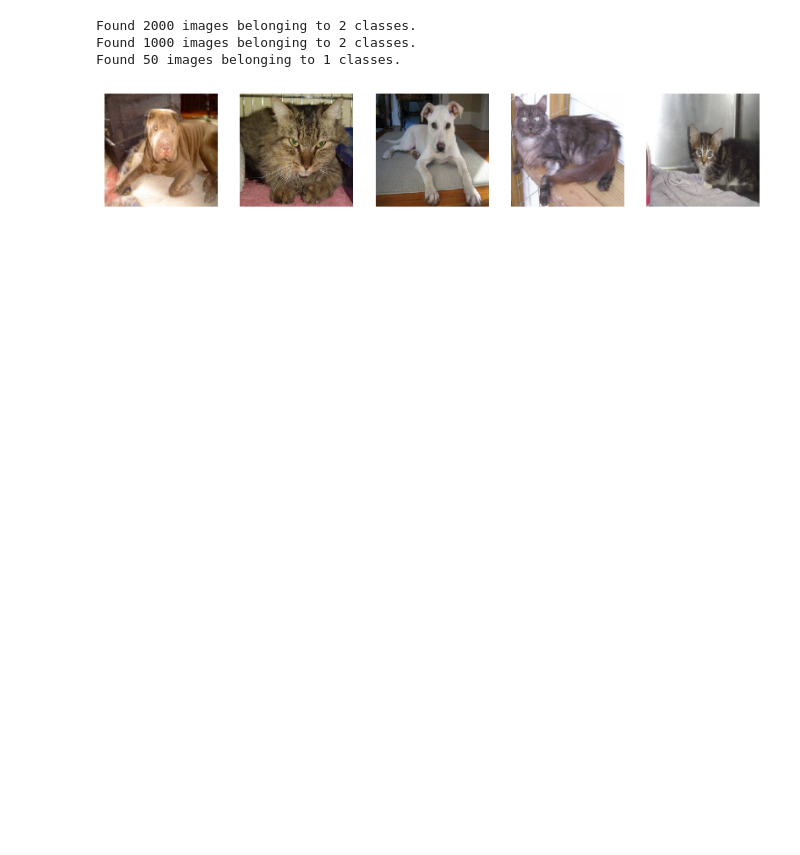
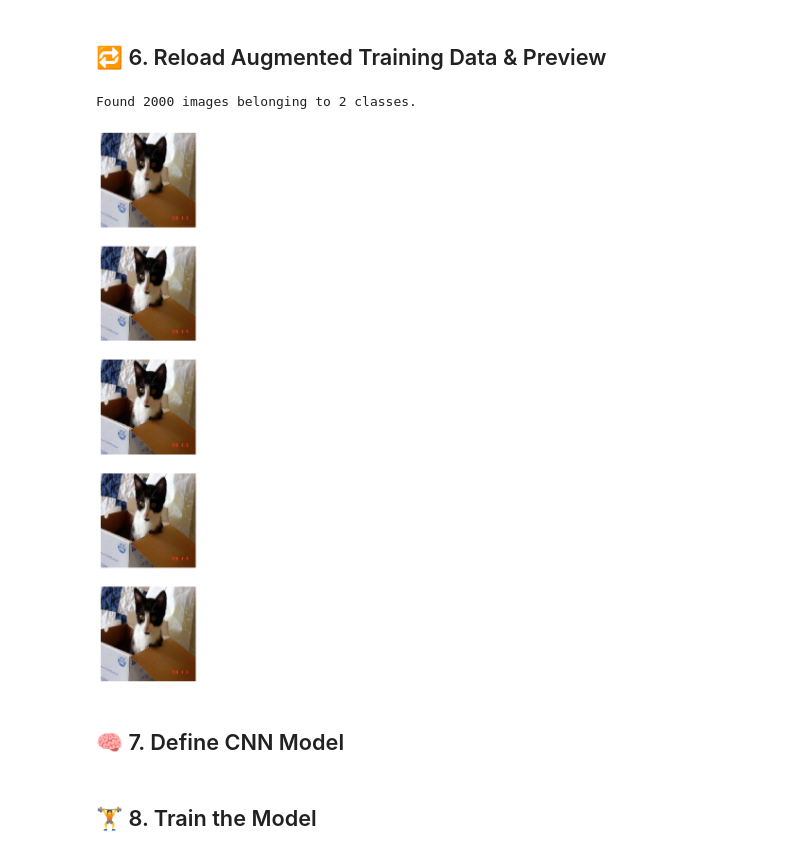
Before and after one commit to TechnoAceX/FCC-Machine-Learning-With-Python-Solutions, a Jupyter notebook: fcc_cat_dog.ipynb, the cells around one changed output. Cells and saved outputs as stored; diff of their text form; code cells hidden in the pictures; blank space fills up the shorter version.

```diff
--- a/fcc_cat_dog.ipynb
+++ b/fcc_cat_dog.ipynb
@@ -64,39 +138,18 @@ test_image_generator = ImageDataGenerator(rescale=1./255)
-# %%
-train_data_gen = train_image_generator.flow_from_directory(
-    directory=train_dir,
-    target_size=(IMG_HEIGHT, IMG_WIDTH),
-    batch_size=batch_size,
-    class_mode="binary",
-    shuffle=True,
-)
-
-val_data_gen = validation_image_generator.flow_from_directory(
-    directory=validation_dir,
-    target_size=(IMG_HEIGHT, IMG_WIDTH),
-    batch_size=batch_size,
-    class_mode="binary",
-    shuffle=True,
-)
-
-test_data_gen = test_image_generator.flow_from_directory(
-    directory=PATH,
-    target_size=(IMG_HEIGHT, IMG_WIDTH),
-    batch_size=batch_size,
-    classes=['test'],
-    shuffle=False,
-)
-# %% [output]
-Found 2000 images belonging to 2 classes.
-Found 1000 images belonging to 2 classes.
-Found 50 images belonging to 1 classes.
-# %%
-sample_training_images, _ = next(train_data_gen)
-
-# Display 5 sample images
-plt.figure(figsize=(10, 10))
-for i in range(5):
-    ax = plt.subplot(1, 5, i + 1)
-    plt.imshow(sample_training_images[i])
-    plt.axis("off")
-# %% [output]
-[figure, removed]
+# %% [markdown]
+## 🔁 6. Reload Augmented Training Data & Preview
+# %%
+train_data_gen = train_image_generator.flow_from_directory(
+    batch_size=batch_size,
+    directory=train_dir,
+    target_size=(IMG_HEIGHT, IMG_WIDTH),
+    class_mode='binary'
+)
+
+# Show sample augmented images
+augmented_images = [train_data_gen[0][0][0] for i in range(5)]
+plotImages(augmented_images)
+# %% [output]
+Found 2000 images belonging to 2 classes.
+[figure, added]
+# %% [markdown]
+## 🧠 7. Define CNN Model
@@ -102,0 +183,2 @@ for i in range(5):
+# %% [markdown]
+## 🏋️ 8. Train the Model
```
Also changed, not shown: parts of 23 cells of this notebook.
